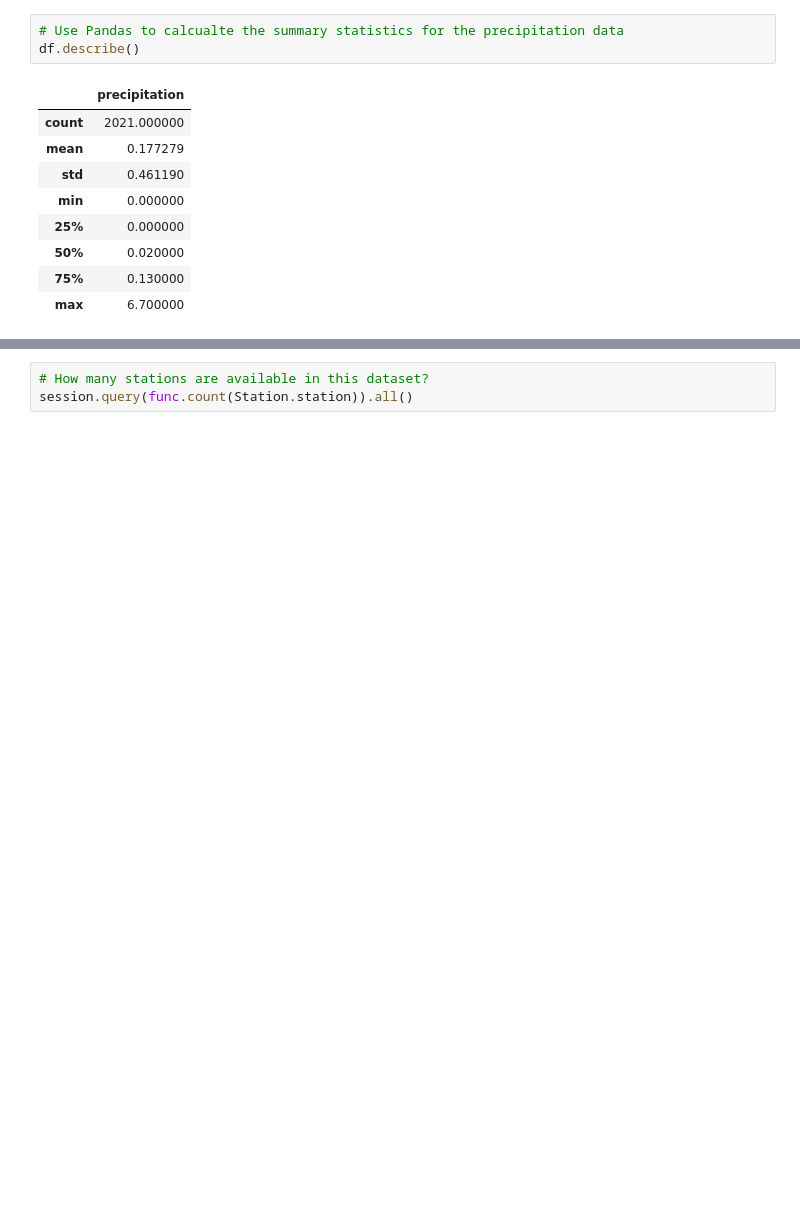
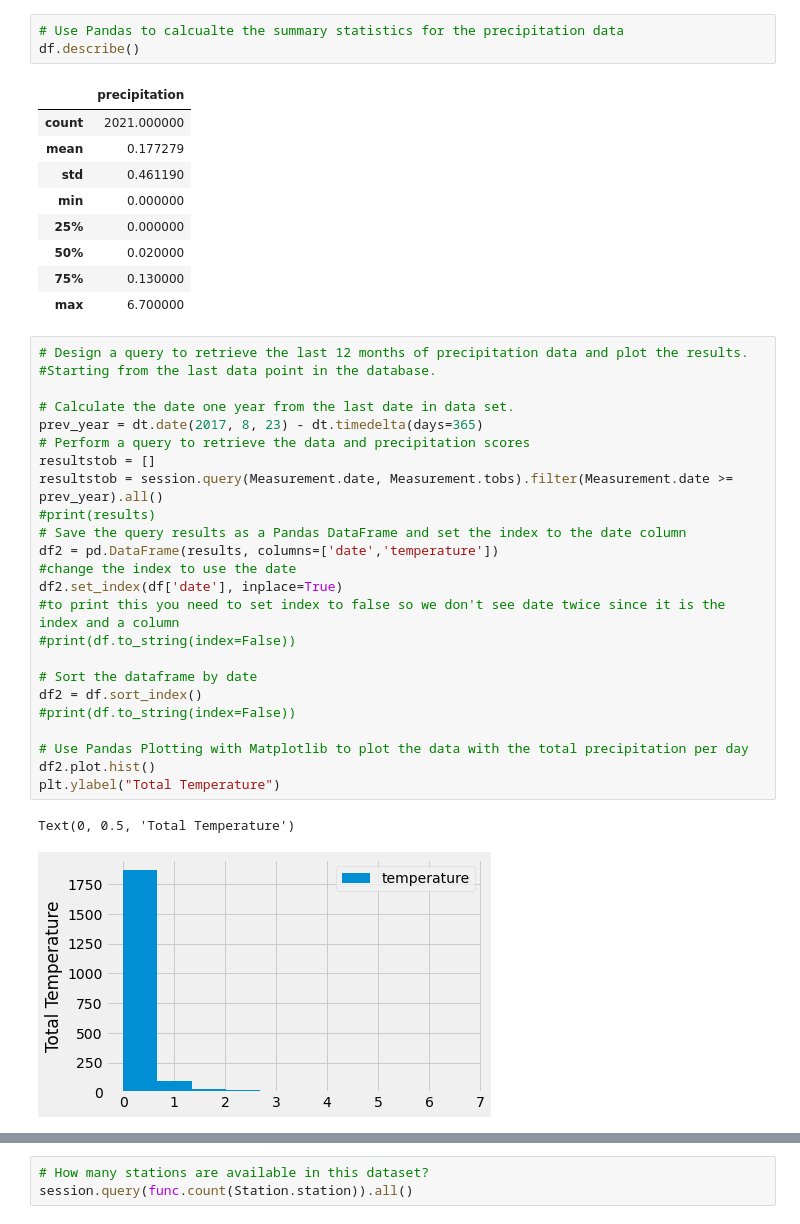
Before and after one commit to EMarksCyr/surfs_up, a Jupyter notebook: climate_analysis.ipynb, the cells around one changed output, grey strips where cells are left out. Saved outputs shown, nothing was run; the diff lists cells and outputs as text; blank space fills up the shorter version.

Commit message:
Added rreport, challenge copy and output figures Updated report (README.md). Adding copy of challenge file to perform additional analysis and figures for report.

```diff
--- a/climate_analysis.ipynb
+++ b/climate_analysis.ipynb
@@ -84,3 +84,30 @@ df.describe()
 | 50% | 0.020000 |
 | 75% | 0.130000 |
 | max | 6.700000 |
+# %%
+# Design a query to retrieve the last 12 months of precipitation data and plot the results.
+#Starting from the last data point in the database.
+
+# Calculate the date one year from the last date in data set.
+prev_year = dt.date(2017, 8, 23) - dt.timedelta(days=365)
+# Perform a query to retrieve the data and precipitation scores
+resultstob = []
+resultstob = session.query(Measurement.date, Measurement.tobs).filter(Measurement.date >= prev_year).all()
+#print(results)
+# Save the query results as a Pandas DataFrame and set the index to the date column
+df2 = pd.DataFrame(results, columns=['date','temperature'])
+#change the index to use the date
+df2.set_index(df['date'], inplace=True)
+#to print this you need to set index to false so we don't see date twice since it is the index and a column
+#print(df.to_string(index=False))
+
+# Sort the dataframe by date
+df2 = df.sort_index()
+#print(df.to_string(index=False))
+
+# Use Pandas Plotting with Matplotlib to plot the data with the total precipitation per day
+df2.plot.hist()
+plt.ylabel("Total Temperature")
+# %% [output]
+Text(0, 0.5, 'Total Temperature')
+[figure, added]
```
Also changed, not shown: parts of 4 cells of this notebook, 11 other files.
